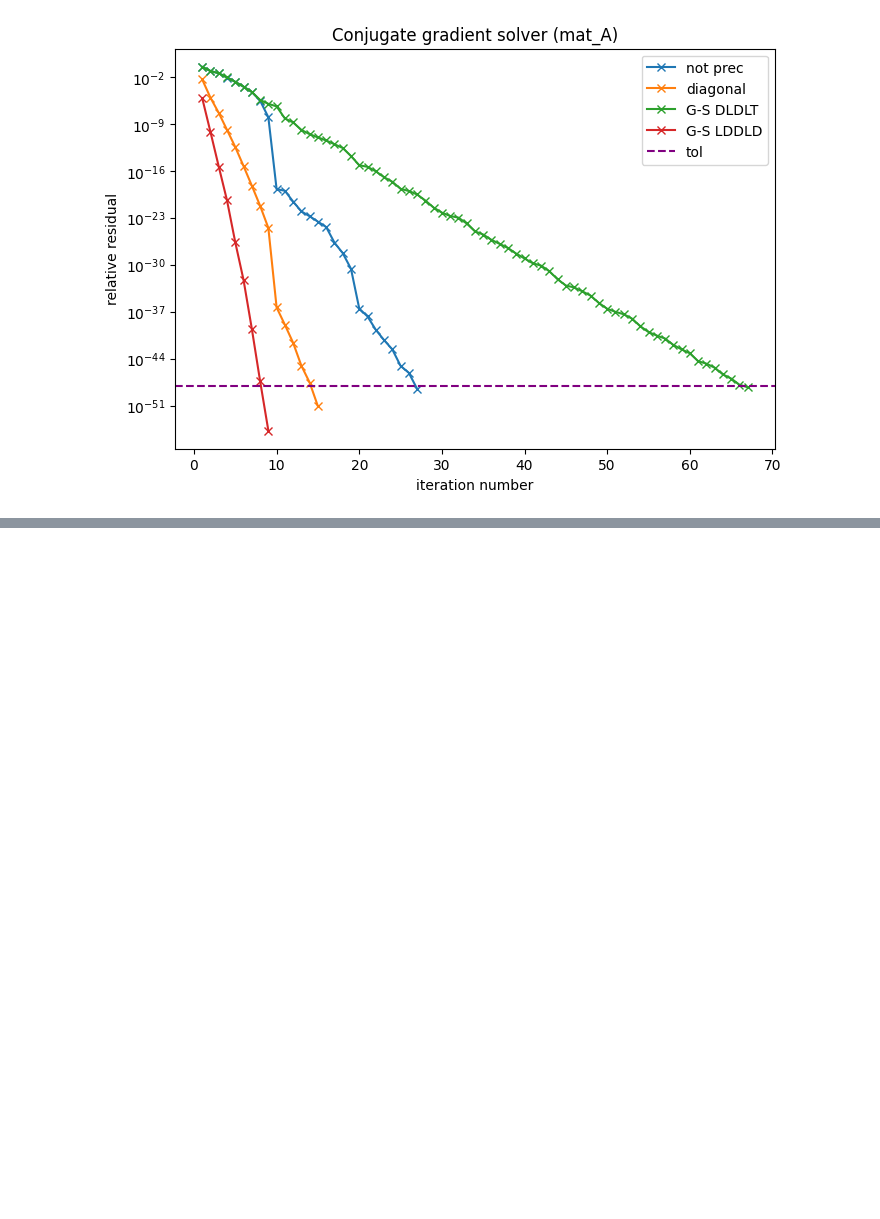
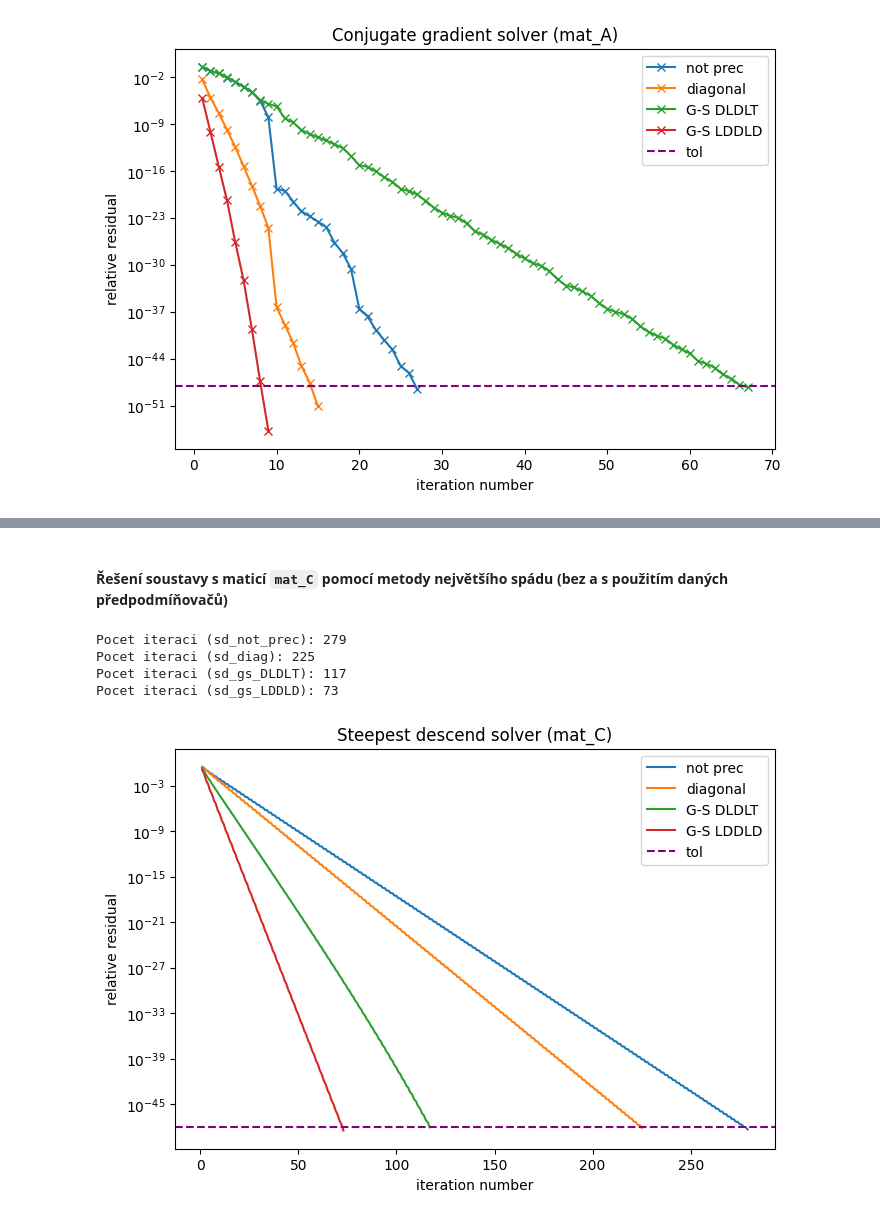
Before and after one commit to nie0056/VVP-L2023-PROJ, a Jupyter notebook: gradsolv_demo.ipynb, the cells around one changed output, grey strips where cells are left out. Cells and saved outputs as stored; diff of their text form; code cells hidden in the pictures; blank space fills up the shorter version.

```diff
--- a/gradsolv_demo.ipynb
+++ b/gradsolv_demo.ipynb
@@ -192,0 +329,54 @@ plt.show()
+# %% [markdown]
+#### Řešení soustavy s maticí `mat_C` pomocí metody největšího spádu (bez a s použitím daných předpodmíňovačů)
+# %%
+matrix = mat_C
+rhs = vec_b
+err_handle = grad.error_handle()
+tol = 1e-48
+max_it = 10000
+include_relres_vec = True
+
+solver_sd.set_preconditioner(None)
+result_sd_not_prec = solver_sd.solve(matrix, rhs, err_handle, tol, max_it, include_relres_vec)
+grad.chkerr(error_handle=err_handle)
+
+solver_sd.set_preconditioner(preconditioner_diag)
+result_sd_diag = solver_sd.solve(matrix, rhs, err_handle, tol, max_it, include_relres_vec)
+grad.chkerr(error_handle=err_handle)
+
+solver_sd.set_preconditioner(preconditioner_gs_DLDLT)
+result_sd_gs_DLDLT = solver_sd.solve(matrix, rhs, err_handle, tol, max_it, include_relres_vec)
+grad.chkerr(error_handle=err_handle)
+
+solver_sd.set_preconditioner(preconditioner_gs_LDDLD)
+result_sd_gs_LDDLD = solver_sd.solve(matrix, rhs, err_handle, tol, max_it, include_relres_vec)
+grad.chkerr(error_handle=err_handle)
+
+print(f"Pocet iteraci (sd_not_prec): {result_sd_not_prec.iterations}")
+print(f"Pocet iteraci (sd_diag): {result_sd_diag.iterations}")
+print(f"Pocet iteraci (sd_gs_DLDLT): {result_sd_gs_DLDLT.iterations}")
+print(f"Pocet iteraci (sd_gs_LDDLD): {result_sd_gs_LDDLD.iterations}")
+# %% [output]
+Pocet iteraci (sd_not_prec): 279
+Pocet iteraci (sd_diag): 225
+Pocet iteraci (sd_gs_DLDLT): 117
+Pocet iteraci (sd_gs_LDDLD): 73
+# %%
+fig = plt.figure(figsize=(6,4))
+
+ax = fig.add_axes([0,0,1,1])
+ax.set_yscale("log")
+ax.set_xlabel("iteration number")
+ax.set_ylabel("relative residual")
+ax.set_title("Steepest descend solver (mat_C)")
+
+ax.plot(np.arange(1, result_sd_not_prec.relres_vec.shape[0] + 1), result_sd_not_prec.relres_vec, label="not prec")
+ax.plot(np.arange(1, result_sd_diag.relres_vec.shape[0] + 1), result_sd_diag.relres_vec, label="diagonal")
+ax.plot(np.arange(1, result_sd_gs_DLDLT.relres_vec.shape[0] + 1), result_sd_gs_DLDLT.relres_vec, label="G-S DLDLT")
+ax.plot(np.arange(1, result_sd_gs_LDDLD.relres_vec.shape[0] + 1), result_sd_gs_LDDLD.relres_vec, label="G-S LDDLD")
+ax.axhline(y=tol, color="purple", label="tol", linestyle="--")
+ax.legend()
+
+plt.show()
+# %% [output]
+[figure, added]
```
Also changed, not shown: parts of 30 cells of this notebook.
